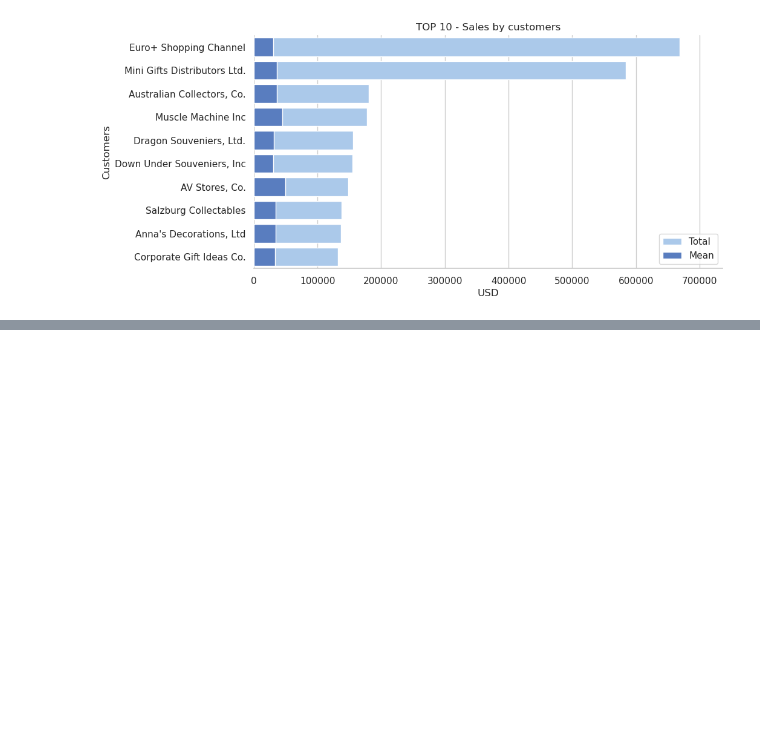
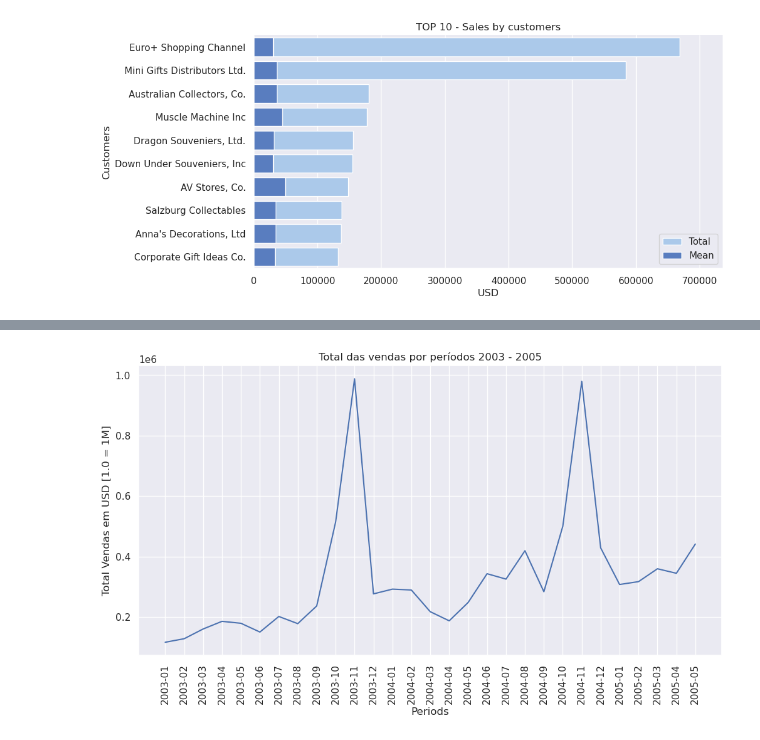
Before and after one commit to pveinberg/Curso_DataScience_Minsait, a Jupyter notebook: Notebooks/Aula01/Pandas_Sql.ipynb, the cells around one changed output, grey strips where cells are left out. Cells and saved outputs as stored; diff of their text form; code cells hidden in the pictures; blank space fills up the shorter version.

Commit message:
Update classincs models
Implements lineplot order x periods

```diff
--- a/Notebooks/Aula01/Pandas_Sql.ipynb
+++ b/Notebooks/Aula01/Pandas_Sql.ipynb
@@ -20,7 +20,15 @@ import plotly.express as px
 ## Configs
 # %%
 # Seaborn style
-sns.set_theme(style="whitegrid")
+
+DARKGRID = "darkgrid"
+WHITEGRID = "whitegrid"
+
+sns.set_style(DARKGRID)
+
+# sns.set_theme(style="whitegrid")
+
+
 
 # Databse
 usuario = 'root'
@@ -317,0 +348,16 @@ px.bar(result_temp, x=result_temp.index, y='sum', \
+# %%
+# Load data
+q = text('''
+-- by order date
+select o.orderDate, sum(o2.priceEach * o2.quantityOrdered) as totalOrder
+	from orders o
+	join orderdetails o2 on o2.orderNumber = o.orderNumber
+	GROUP by o.orderDate
+''')
+
+evolution = pd.read_sql(q, conn)
+# %%
+# Cast dates and aggregate in periods (year/month)
+evolution['orderDate'] = pd.to_datetime(evolution.orderDate)
+evolution['period']= evolution['orderDate'].dt.to_period("M").astype('str')
+display(evolution.shape, evolution.head())
@@ -317,0 +372,16 @@ px.bar(result_temp, x=result_temp.index, y='sum', \
+# %%
+
+# Aggregate by period
+evolution_by_period = evolution.groupby('period')['totalOrder'].agg(['sum', 'mean', 'median']).reset_index()
+
+# Build chart by period
+plt.figure(figsize=(12,6))
+sns.lineplot(data=evolution_by_period, x='period', y='sum')
+plt.title('Total das vendas por períodos 2003 - 2005')
+plt.xlabel('Periods')
+plt.ylabel("Total Vendas em USD [1.0 = 1M]")
+plt.axes
+plt.xticks(rotation=90)
+plt.show()
+# %% [output]
+[figure, added]
```
Also changed, not shown: parts of 4 cells of this notebook.
